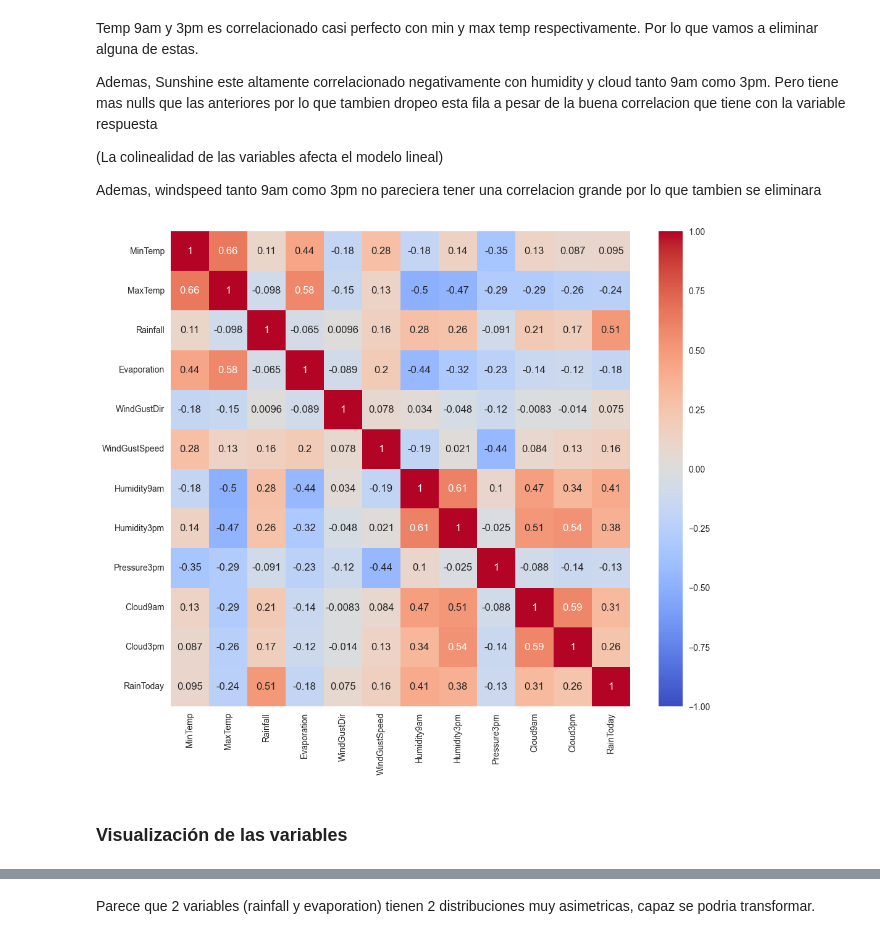
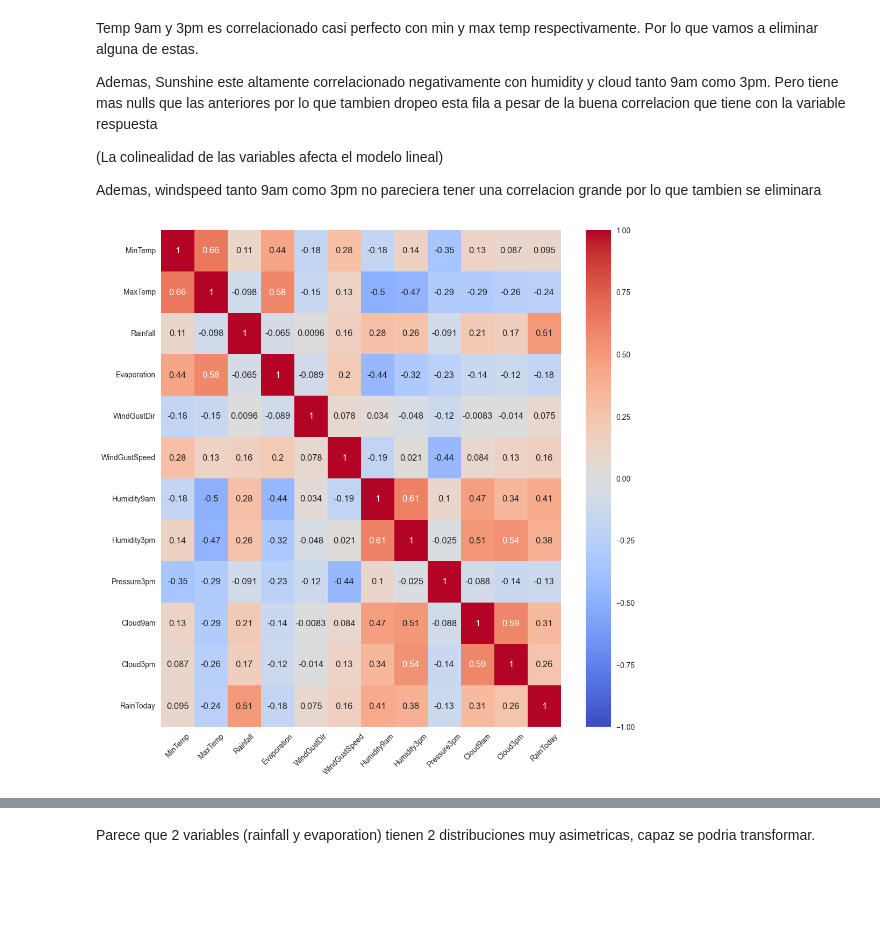
Before and after one commit to iairborgo/AA1-TUIA-Borgo-Nardi-Nardi, a Jupyter notebook: Notebooks/TP-clasificacion-AA1.ipynb, the cells around one changed output, grey strips where cells are left out. Cells and saved outputs as stored; diff of their text form; code cells hidden in the pictures; blank space fills up the shorter version.

```diff
--- a/Notebooks/TP-clasificacion-AA1.ipynb
+++ b/Notebooks/TP-clasificacion-AA1.ipynb
@@ -353,9 +259,8 @@ X_test_cat = X_test.select_dtypes(include=['object'])
 # %%
-# Creamos un heatmap con la correlacion de las variables restantes
-plt.figure(figsize=(12, 10))
-sns.heatmap(X_train_num.corr(), annot=True, cmap='coolwarm', vmin = -1, vmax = 1)
+plt.figure(figsize=(12, 12))
+sns.heatmap(X_train_num.corr(), annot=True, cmap='coolwarm', vmin = -1, vmax = 1)           # Creamos un heatmap con la correlacion de las variables restantes
+plt.yticks(rotation=0)
+plt.xticks(rotation=45)
 plt.show()
 # %% [output]
-[figure, old version]
+[figure, new version]
-# %% [markdown]
-### Visualización de las variables
```
Also changed, not shown: parts of 140 cells of this notebook.
